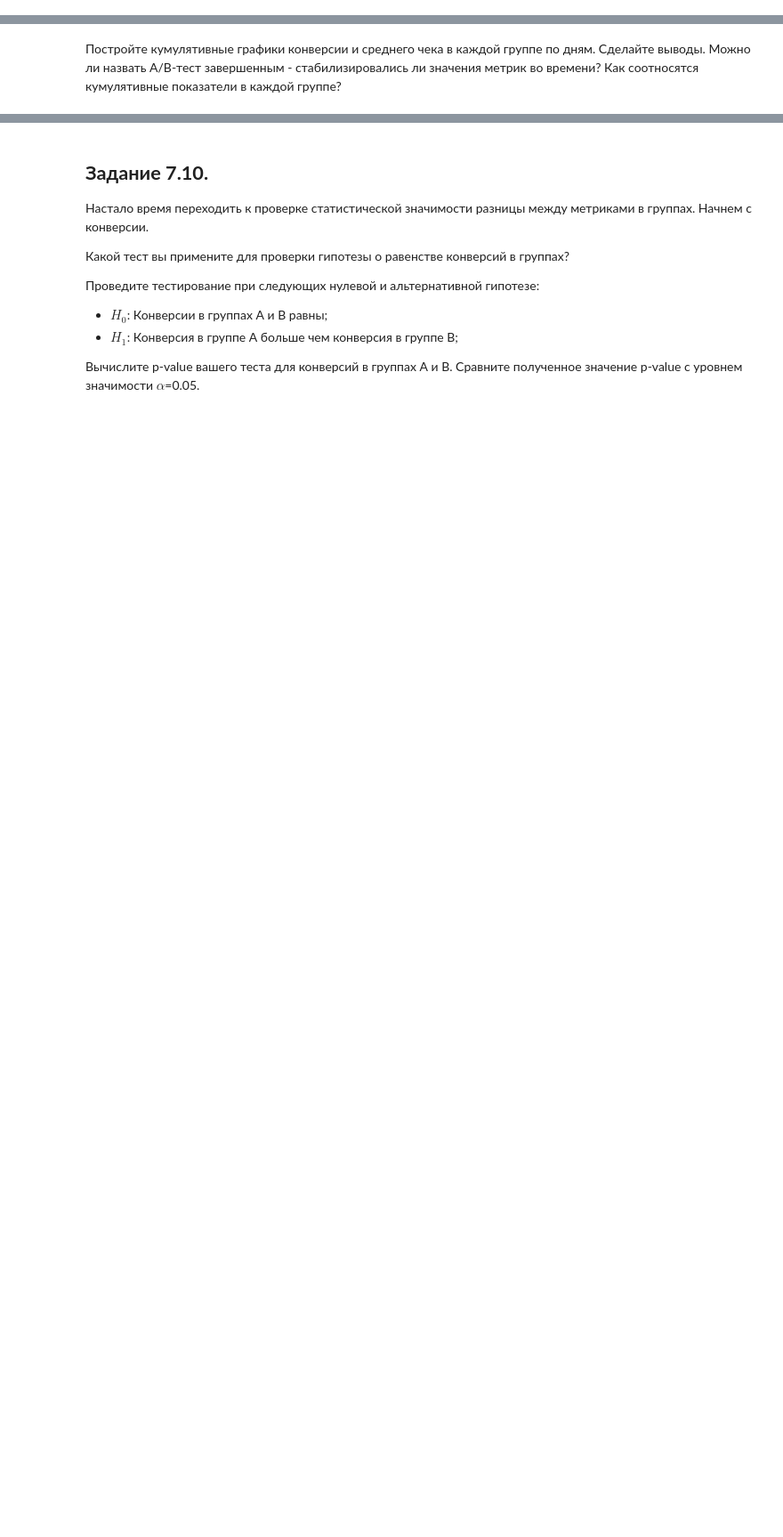
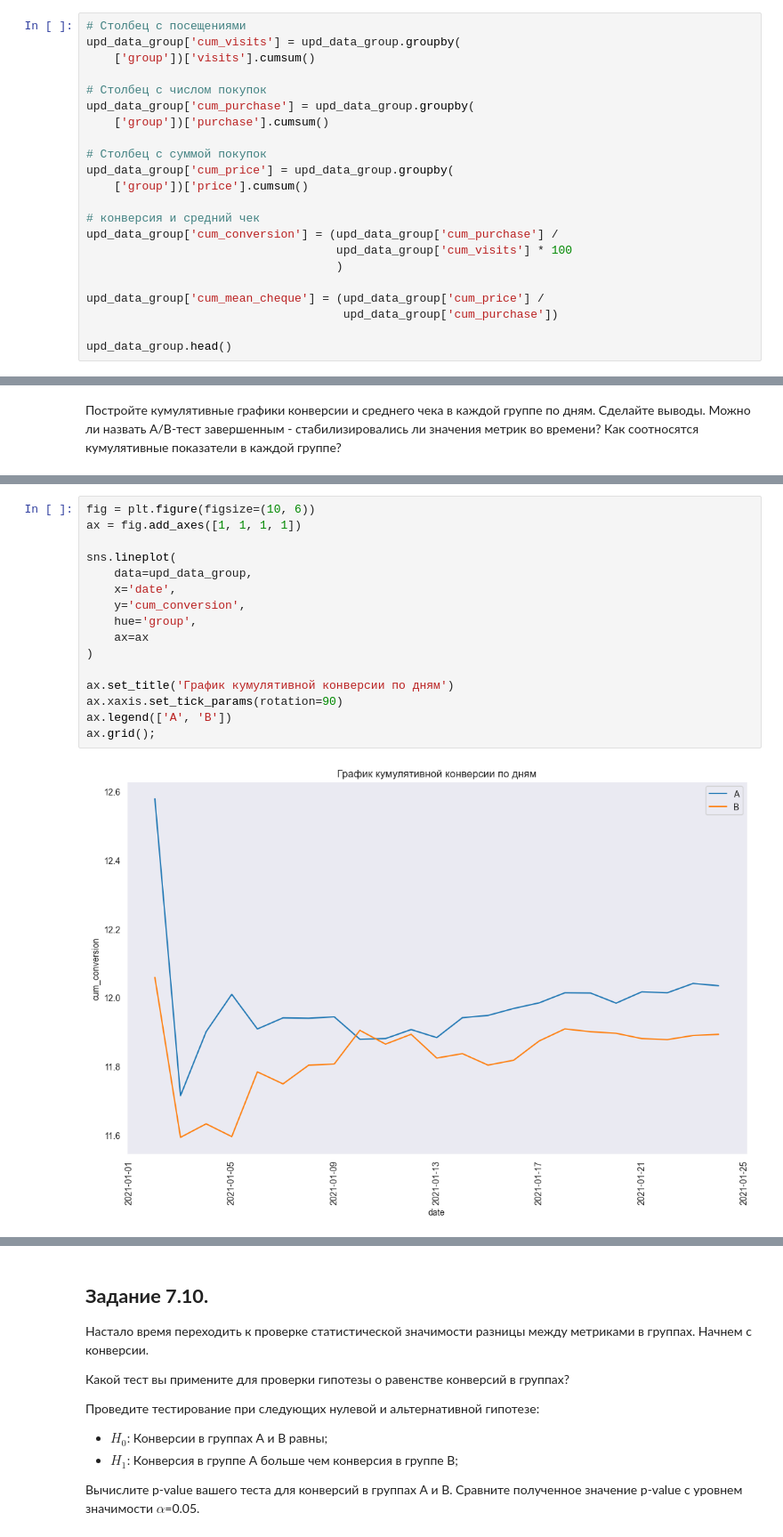
Before and after one commit to slagovskiy/DST, a Jupyter notebook: __environment/eda-5-hw.ipynb, the cells around one changed output, grey strips where cells are left out. Shown: that part at 89% size. Saved outputs shown, nothing was run; the diff lists cells and outputs as text; blank space fills up the shorter version.

```diff
--- a/__environment/eda-5-hw.ipynb
+++ b/__environment/eda-5-hw.ipynb
@@ -231,0 +290,22 @@ display(con_data)
+# %%
+# Столбец с посещениями
+upd_data_group['cum_visits'] = upd_data_group.groupby(
+    ['group'])['visits'].cumsum()
+
+# Столбец с числом покупок
+upd_data_group['cum_purchase'] = upd_data_group.groupby(
+    ['group'])['purchase'].cumsum()
+
+# Столбец с суммой покупок
+upd_data_group['cum_price'] = upd_data_group.groupby(
+    ['group'])['price'].cumsum()
+
+# конверсия и средний чек
+upd_data_group['cum_conversion'] = (upd_data_group['cum_purchase'] /
+                                    upd_data_group['cum_visits'] * 100
+                                    )
+
+upd_data_group['cum_mean_cheque'] = (upd_data_group['cum_price'] /
+                                     upd_data_group['cum_purchase'])
+
+upd_data_group.head()
@@ -237,0 +333,18 @@ display(con_data)
+# %%
+fig = plt.figure(figsize=(10, 6))
+ax = fig.add_axes([1, 1, 1, 1])
+
+sns.lineplot(
+    data=upd_data_group,
+    x='date',
+    y='cum_conversion',
+    hue='group',
+    ax=ax
+)
+
+ax.set_title('График кумулятивной конверсии по дням')
+ax.xaxis.set_tick_params(rotation=90)
+ax.legend(['A', 'B'])
+ax.grid();
+# %% [output]
+[figure, added]
```
Also changed, not shown: parts of 43 cells of this notebook, 5 other files.
